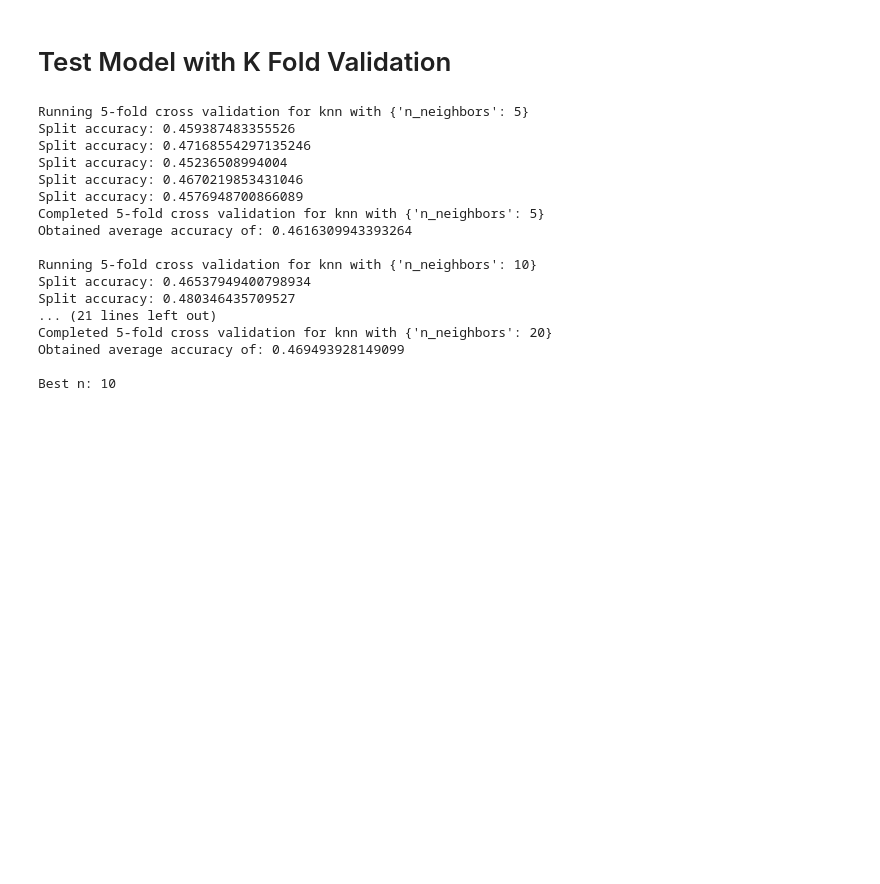
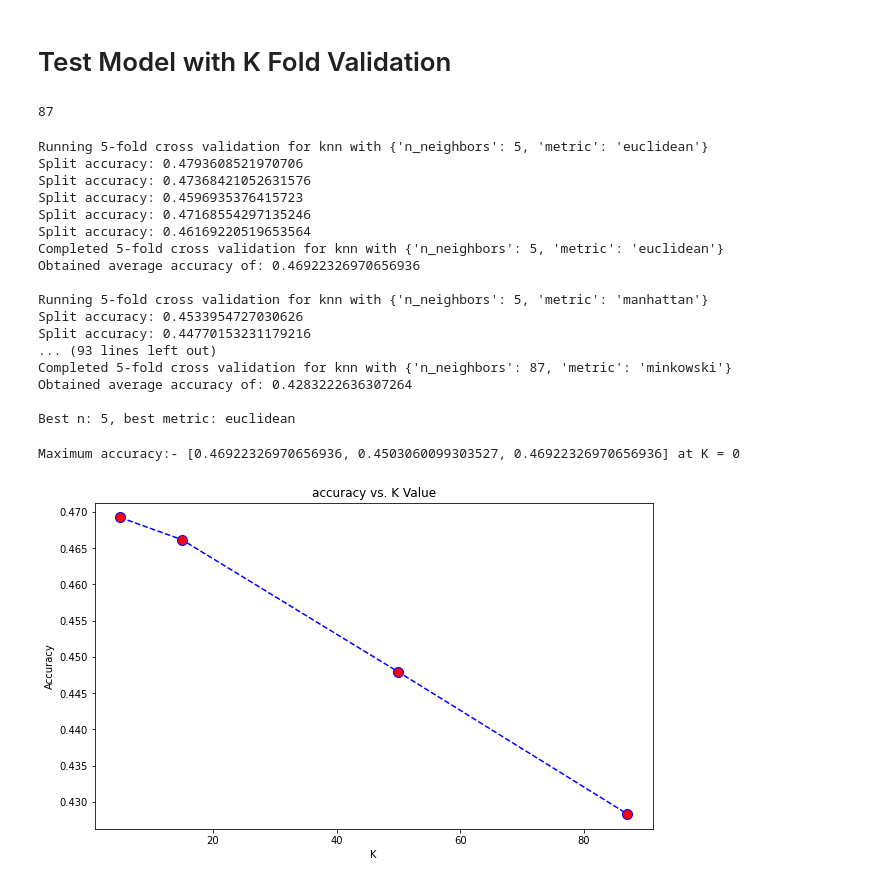
Before and after one commit to zhxchd/weed-out-the-weeds, a Jupyter notebook: pipeline/knn.ipynb, the cells around one changed output. Drawn from its saved outputs; the diff is of its cells as text; code cells hidden in the pictures; blank space fills up the shorter version.

```diff
--- a/pipeline/knn.ipynb
+++ b/pipeline/knn.ipynb
@@ -131,42 +163,68 @@ import importlib
 import run_algo_with_kfold
 importlib.reload(run_algo_with_kfold)
 from run_algo_with_kfold import kfold_cross_validation
+# %%
+import math
+def round_up_to_odd(f):
+    return np.ceil(f) // 2 * 2 + 1
+
+nearest_root_of_training_instances = int(round_up_to_odd(math.sqrt(len(X_train))))
+print(nearest_root_of_training_instances)
+# %% [output]
+87
 # %%
-n_neighbors_arr = [5, 10, 15, 20]
+n_neighbors_arr = [5, 15, 50, nearest_root_of_training_instances]
+metric_arr = ['euclidean', 'manhattan', 'minkowski']
 k = 5
 accuracies = []
 
 for n_neighbors in n_neighbors_arr:
-  accuracies.append(kfold_cross_validation(k, X_train_flatten, y_train, 'knn', {'n_neighbors': n_neighbors}))
+  curr_neighbors_arr = []
+  accuracies.append(curr_neighbors_arr)
+  for metric in metric_arr:
+    curr_neighbors_arr.append(kfold_cross_validation(k, X_train_flatten, y_train, 'knn', {'n_neighbors': n_neighbors, 'metric': metric}))
 
 highest_accuracy = 0
 best_n = 0
+best_metric = ''
 
-for idx, val in enumerate(accuracies):
-  accuracy = val
-  if accuracy > highest_accuracy:
-    best_n = n_neighbors_arr[idx]
-    highest_accuracy = accuracy
+for neighbor_idx, lst in enumerate(accuracies):
+  for metric_idx, accuracy in enumerate(lst):
+    if accuracy > highest_accuracy:
+      best_n = n_neighbors_arr[neighbor_idx]
+      best_metric = metric_arr[metric_idx]
+      highest_accuracy = accuracy
 
-print(f'Best n: {best_n}')
+print(f'Best n: {best_n}, best metric: {best_metric}')
 # %% [output]
-Running 5-fold cross validation for knn with {'n_neighbors': 5}
-Split accuracy: 0.459387483355526
+Running 5-fold cross validation for knn with {'n_neighbors': 5, 'metric': 'euclidean'}
+Split accuracy: 0.4793608521970706
+Split accuracy: 0.47368421052631576
+Split accuracy: 0.4596935376415723
 Split accuracy: 0.47168554297135246
-Split accuracy: 0.45236508994004
-Split accuracy: 0.4670219853431046
-Split accuracy: 0.4576948700866089
-Completed 5-fold cross validation for knn with {'n_neighbors': 5}
-Obtained average accuracy of: 0.4616309943393264
+Split accuracy: 0.46169220519653564
+Completed 5-fold cross validation for knn with {'n_neighbors': 5, 'metric': 'euclidean'}
+Obtained average accuracy of: 0.46922326970656936
 
-Running 5-fold cross validation for knn with {'n_neighbors': 10}
-Split accuracy: 0.46537949400798934
-Split accuracy: 0.480346435709527
-... (21 lines left out)
-Completed 5-fold cross validation for knn with {'n_neighbors': 20}
-Obtained average accuracy of: 0.469493928149099
+Running 5-fold cross validation for knn with {'n_neighbors': 5, 'metric': 'manhattan'}
+Split accuracy: 0.4533954727030626
+Split accuracy: 0.44770153231179216
+... (93 lines left out)
+Completed 5-fold cross validation for knn with {'n_neighbors': 87, 'metric': 'minkowski'}
+Obtained average accuracy of: 0.4283222636307264
 
-Best n: 10
+Best n: 5, best metric: euclidean
+# %%
+plt.figure(figsize=(10,6))
+plt.plot(n_neighbors_arr,list(map(max, accuracies)),color = 'blue',linestyle='dashed',
+         marker='o',markerfacecolor='red', markersize=10)
+plt.title('accuracy vs. K Value')
+plt.xlabel('K')
+plt.ylabel('Accuracy')
+print("Maximum accuracy:-",max(accuracies),"at K =",accuracies.index(max(accuracies)))
+# %% [output]
+Maximum accuracy:- [0.46922326970656936, 0.4503060099303527, 0.46922326970656936] at K = 0
+[figure, added]
 # %%
 import importlib
 import run_algo_with_kfold
```
Also changed, not shown: parts of 8 cells of this notebook, 5 other files.
